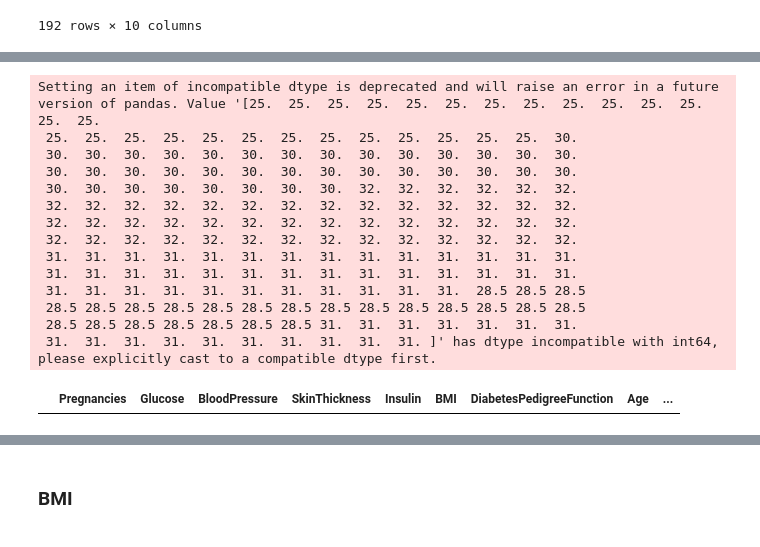
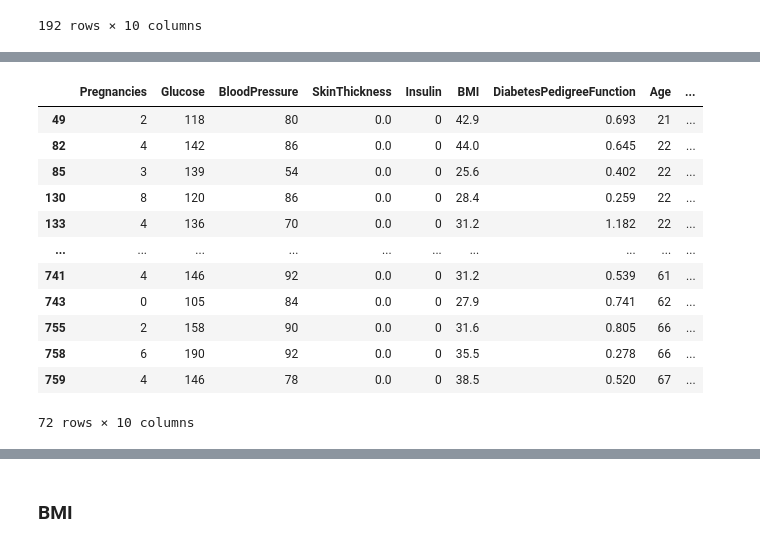
Before and after one commit to withabubaker/Diabetes-SupervisedLearning, a Jupyter notebook: Diabetes.ipynb, the cells around one changed output, grey strips where cells are left out. Cells and saved outputs as stored; diff of their text form; code cells hidden in the pictures.

Commit message:
update the outlier values

```diff
--- a/Diabetes.ipynb
+++ b/Diabetes.ipynb
@@ -277,0 +265,4 @@ df_update3[df_update3['BloodPressure']==0]
+# %%
+filtered_df_1 = df_update3[(df_update3['BloodPressure'] > 0) & (df_update3['Outcome'] == 1)]
+median_BP_ageGroup_1 = filtered_df_1.groupby('AgeGroup', observed=False)['BloodPressure'].median()
+median_BP_ageGroup_1
@@ -277,0 +280,3 @@ df_update3[df_update3['BloodPressure']==0]
+# %%
+df_update3.loc[(df_update3['BloodPressure'] == 0) & (df_update3['Outcome'] == 0), 'BloodPressure'] = df_update3.loc[(df_update3['BloodPressure'] == 0) & (df_update3['Outcome'] == 0), 'AgeGroup'].map(median_BP_ageGroup_0)
+df_update3[df_update3['BloodPressure'] == 0]
@@ -277,0 +286,3 @@ df_update3[df_update3['BloodPressure']==0]
+# %%
+df_update3.loc[(df_update3['BloodPressure'] == 0) & (df_update3['Outcome'] == 1), 'BloodPressure'] = df_update3.loc[(df_update3['BloodPressure'] == 0) & (df_update3['Outcome'] == 1), 'AgeGroup'].map(median_BP_ageGroup_1)
+df_update3[df_update3['BloodPressure'] == 0]
@@ -341,19 +368,17 @@ Name: SkinThickness, dtype: float64
 # %%
-df_update3.loc[df_update3['SkinThickness'] == 0, 'SkinThickness'] = df_update3.loc[df_update3['SkinThickness'] == 0, 'AgeGroup'].map(median_ST)
+df_update3.loc[(df_update3['SkinThickness'] == 0) & (df_update3['Outcome'] == 0), 'SkinThickness'] = df_update3.loc[(df_update3['SkinThickness'] == 0) & (df_update3['Outcome'] == 0), 'AgeGroup'].map(median_ST_0)
 df_update3[df_update3['SkinThickness'] == 0]
 # %% [output]
+|  | Pregnancies | Glucose | BloodPressure | SkinThickness | Insulin | BMI | DiabetesPedigreeFunction | Age | ... |
+| 49 | 2 | 118 | 80 | 0.0 | 0 | 42.9 | 0.693 | 21 | ... |
+| 82 | 4 | 142 | 86 | 0.0 | 0 | 44.0 | 0.645 | 22 | ... |
+| 85 | 3 | 139 | 54 | 0.0 | 0 | 25.6 | 0.402 | 22 | ... |
+| 130 | 8 | 120 | 86 | 0.0 | 0 | 28.4 | 0.259 | 22 | ... |
+| 133 | 4 | 136 | 70 | 0.0 | 0 | 31.2 | 1.182 | 22 | ... |
+| ... | ... | ... | ... | ... | ... | ... | ... | ... | ... |
+| 741 | 4 | 146 | 92 | 0.0 | 0 | 31.2 | 0.539 | 61 | ... |
+| 743 | 0 | 105 | 84 | 0.0 | 0 | 27.9 | 0.741 | 62 | ... |
+| 755 | 2 | 158 | 90 | 0.0 | 0 | 31.6 | 0.805 | 66 | ... |
+| 758 | 6 | 190 | 92 | 0.0 | 0 | 35.5 | 0.278 | 66 | ... |
+| 759 | 4 | 146 | 78 | 0.0 | 0 | 38.5 | 0.520 | 67 | ... |
-Setting an item of incompatible dtype is deprecated and will raise an error in a future version of pandas. Value '[25.  25.  25.  25.  25.  25.  25.  25.  25.  25.  25.  25.  25.  25.
- 25.  25.  25.  25.  25.  25.  25.  25.  25.  25.  25.  25.  25.  30.
- 30.  30.  30.  30.  30.  30.  30.  30.  30.  30.  30.  30.  30.  30.
- 30.  30.  30.  30.  30.  30.  30.  30.  30.  30.  30.  30.  30.  30.
- 30.  30.  30.  30.  30.  30.  30.  30.  32.  32.  32.  32.  32.  32.
- 32.  32.  32.  32.  32.  32.  32.  32.  32.  32.  32.  32.  32.  32.
- 32.  32.  32.  32.  32.  32.  32.  32.  32.  32.  32.  32.  32.  32.
- 32.  32.  32.  32.  32.  32.  32.  32.  32.  32.  32.  32.  32.  32.
- 31.  31.  31.  31.  31.  31.  31.  31.  31.  31.  31.  31.  31.  31.
- 31.  31.  31.  31.  31.  31.  31.  31.  31.  31.  31.  31.  31.  31.
- 31.  31.  31.  31.  31.  31.  31.  31.  31.  31.  31.  28.5 28.5 28.5
- 28.5 28.5 28.5 28.5 28.5 28.5 28.5 28.5 28.5 28.5 28.5 28.5 28.5 28.5
- 28.5 28.5 28.5 28.5 28.5 28.5 28.5 31.  31.  31.  31.  31.  31.  31.
- 31.  31.  31.  31.  31.  31.  31.  31.  31.  31. ]' has dtype incompatible with int64, please explicitly cast to a compatible dtype first.
+72 rows × 10 columns
-|  | Pregnancies | Glucose | BloodPressure | SkinThickness | Insulin | BMI | DiabetesPedigreeFunction | Age | ... |
```
Also changed, not shown: parts of 18 cells of this notebook.
